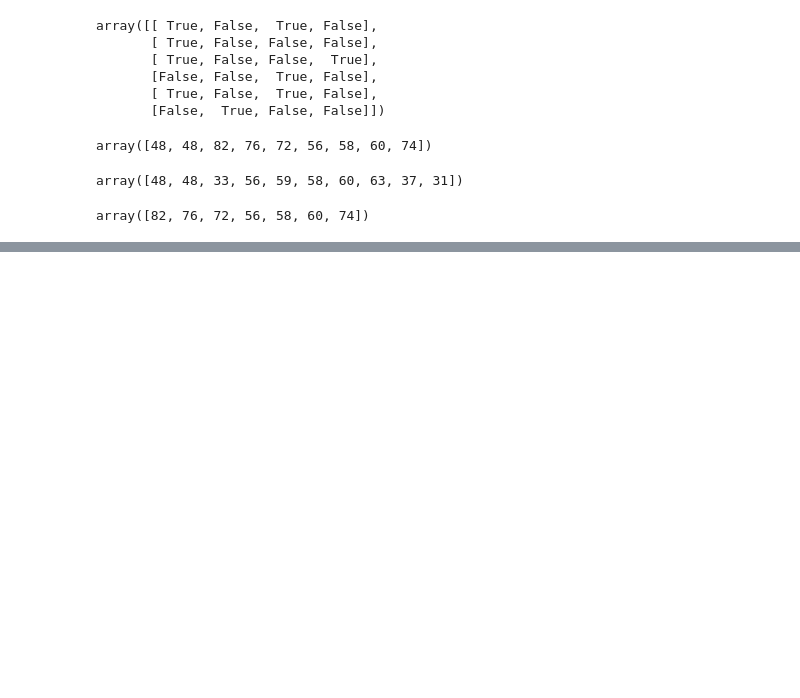
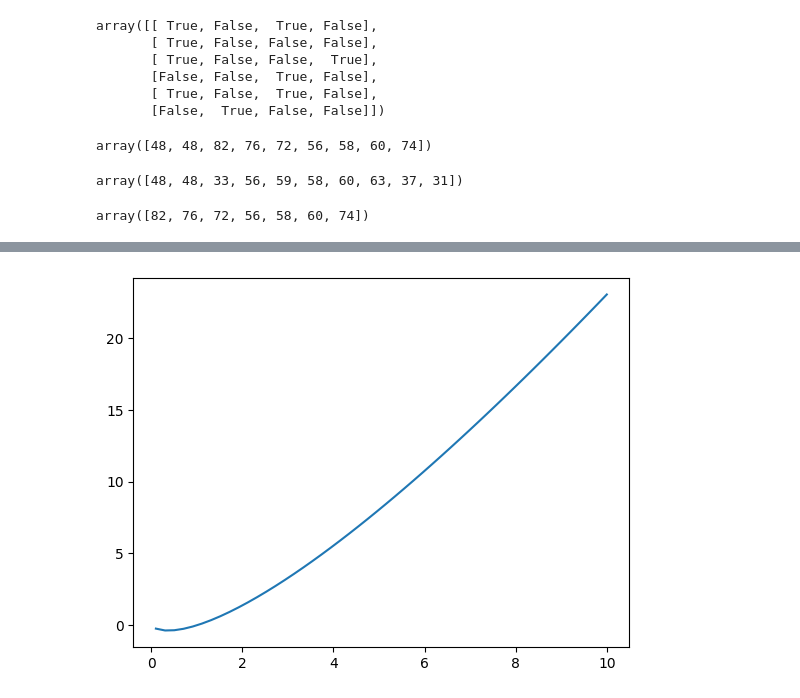
Before and after one commit to rehanmehdichandio/Numpy-Practice, a Jupyter notebook: Numpy.ipynb, the cells around one changed output, grey strips where cells are left out. Cells and saved outputs as stored; diff of their text form; code cells hidden in the pictures; blank space fills up the shorter version.

```diff
--- a/Numpy.ipynb
+++ b/Numpy.ipynb
@@ -703,0 +997,10 @@ array([82, 76, 72, 56, 58, 60, 74])
+# %%
+# y = xlog(x)
+
+x = np.linspace(-10,10,100)
+y = x*np.log(x)
+
+plt.plot(x,y)
+plt.show()
+# %% [output]
+[figure, added]
```
Also changed, not shown: parts of 35 cells of this notebook.
